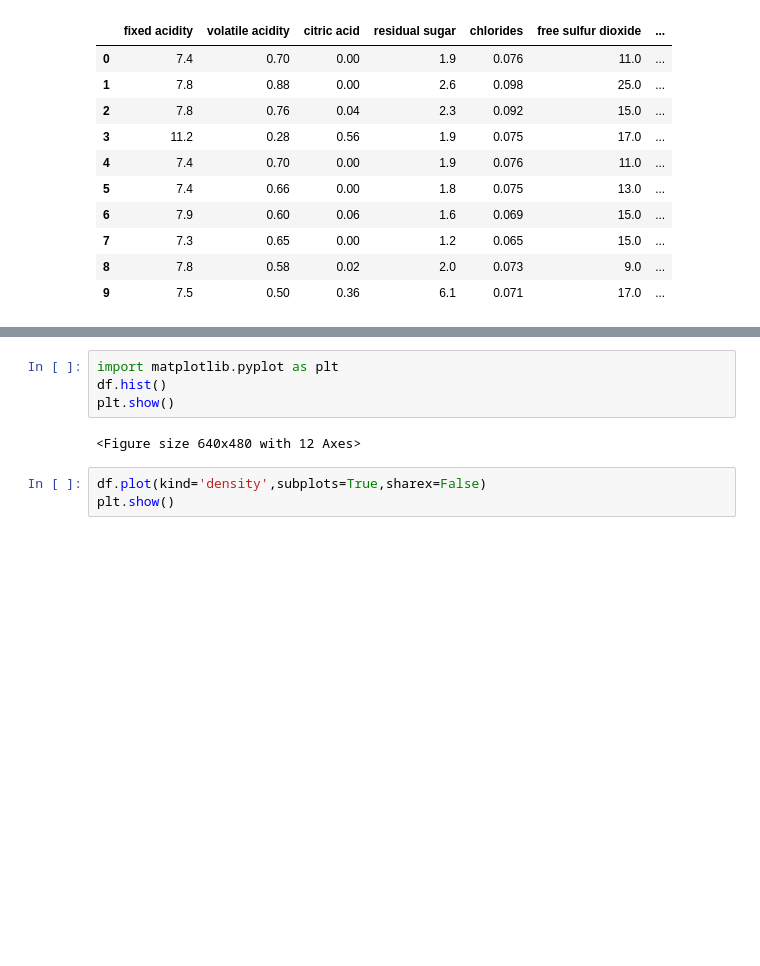
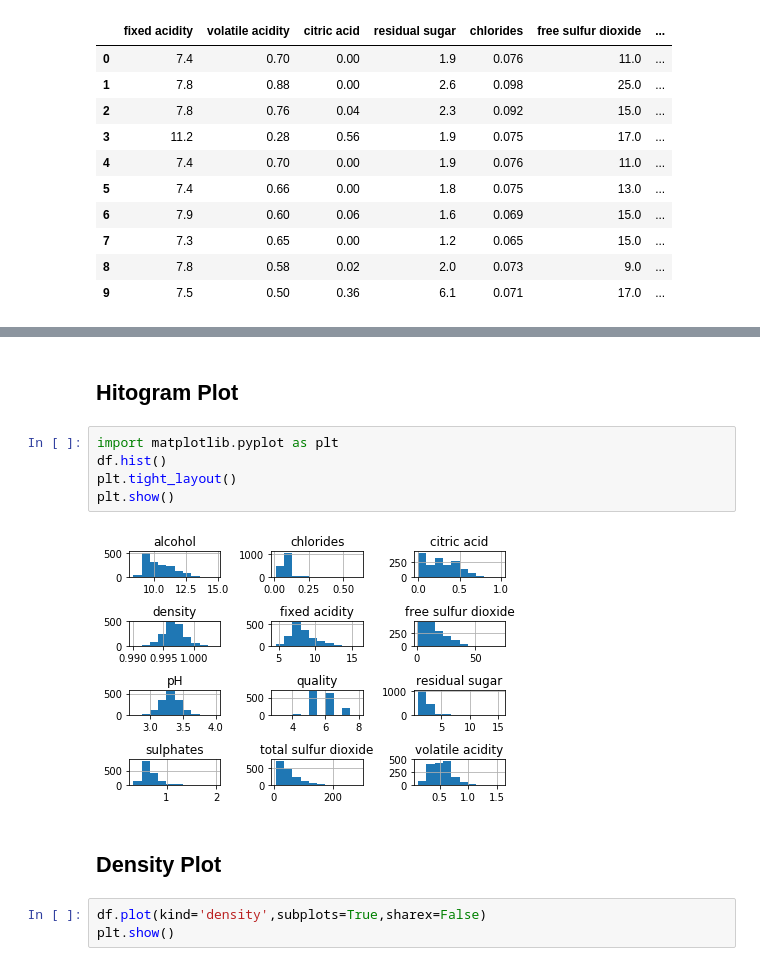
Before and after one commit to furukawa-laboratory/workout_report_2019, a Jupyter notebook: trainee/tsuno/preprocessing/data_processing.ipynb, the cells around one changed output, grey strips where cells are left out. Drawn from its saved outputs; the diff is of its cells as text; blank space fills up the shorter version.

```diff
--- a/trainee/tsuno/preprocessing/data_processing.ipynb
+++ b/trainee/tsuno/preprocessing/data_processing.ipynb
@@ -196,9 +233,14 @@ dtype: int64
+# %% [markdown]
+## Hitogram Plot
 # %%
 import matplotlib.pyplot as plt
 df.hist()
+plt.tight_layout()
 plt.show()
 # %% [output]
-<Figure size 640x480 with 12 Axes>
+[figure, added]
+# %% [markdown]
+## Density Plot
 # %%
 df.plot(kind='density',subplots=True,sharex=False)
 plt.show()
```
Also changed, not shown: parts of 50 cells of this notebook.
